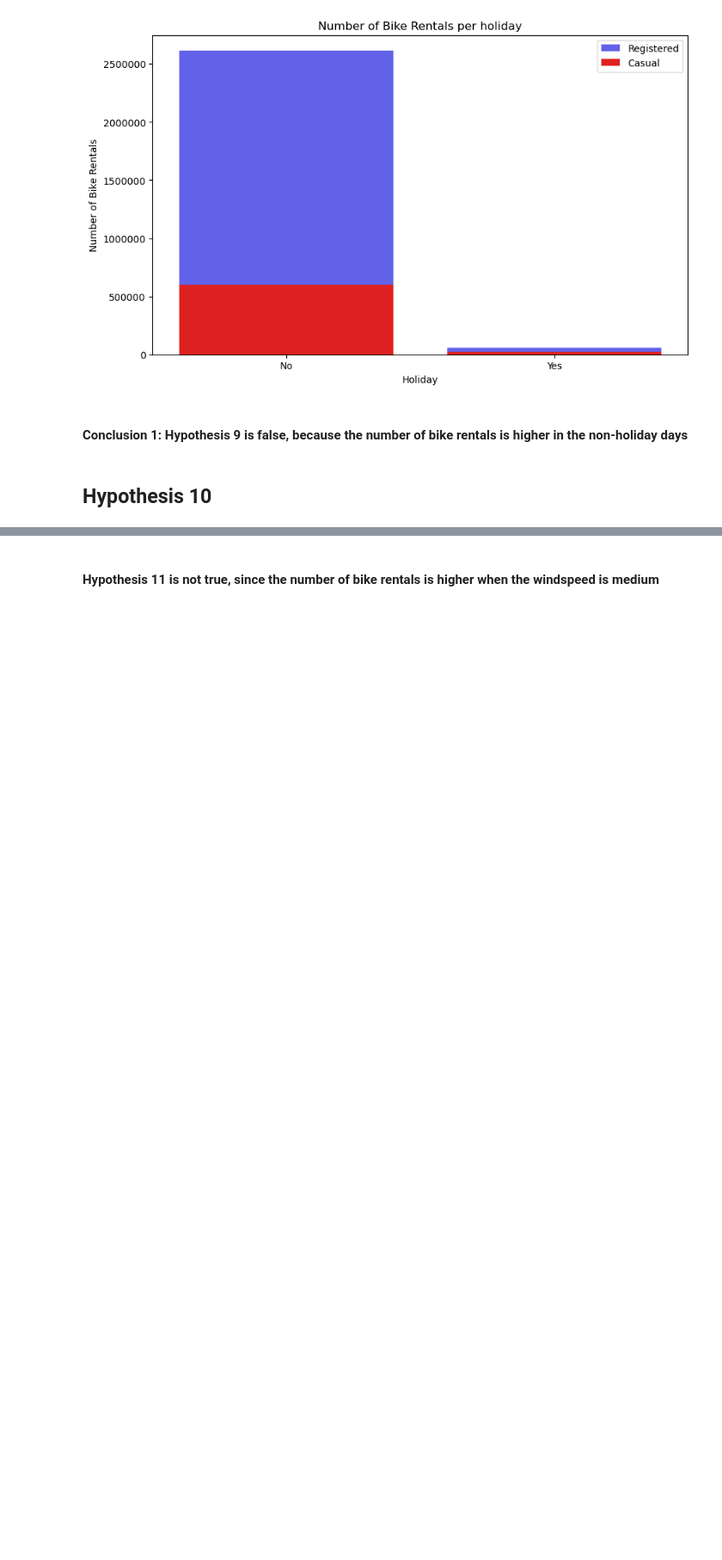
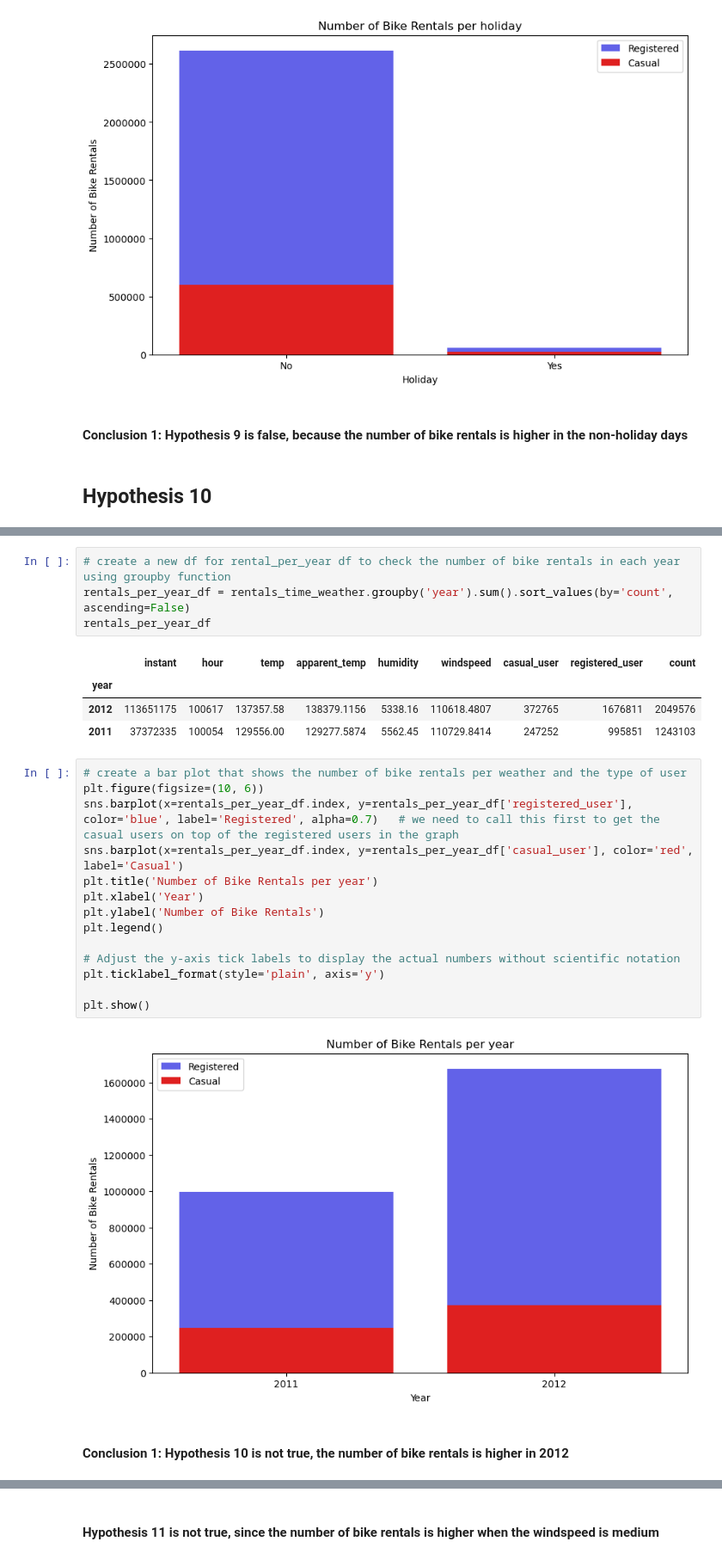
Before and after one commit to MaxLopezSalgado/capital_bike_sharing, a Jupyter notebook: eda/eda.ipynb, the cells around one changed output, grey strips where cells are left out. Shown at 86% size. Saved outputs shown, nothing was run; the diff lists cells and outputs as text; blank space fills up the shorter version.

Commit message:
improoved code format and created plots for hypothesis 10,11 and 12

```diff
--- a/eda/eda.ipynb
+++ b/eda/eda.ipynb
@@ -497,0 +509,27 @@ plt.show()
+# %%
+# create a new df for rental_per_year df to check the number of bike rentals in each year using groupby function
+rentals_per_year_df = rentals_time_weather.groupby('year').sum().sort_values(by='count', ascending=False)
+rentals_per_year_df
+# %% [output]
+|  | instant | hour | temp | apparent_temp | humidity | windspeed | casual_user | registered_user | count |
+| year |  |  |  |  |  |  |  |  |  |
+| 2012 | 113651175 | 100617 | 137357.58 | 138379.1156 | 5338.16 | 110618.4807 | 372765 | 1676811 | 2049576 |
+| 2011 | 37372335 | 100054 | 129556.00 | 129277.5874 | 5562.45 | 110729.8414 | 247252 | 995851 | 1243103 |
+# %%
+# create a bar plot that shows the number of bike rentals per weather and the type of user
+plt.figure(figsize=(10, 6))
+sns.barplot(x=rentals_per_year_df.index, y=rentals_per_year_df['registered_user'], color='blue', label='Registered', alpha=0.7)   # we need to call this first to get the casual users on top of the registered users in the graph
+sns.barplot(x=rentals_per_year_df.index, y=rentals_per_year_df['casual_user'], color='red', label='Casual')
+plt.title('Number of Bike Rentals per year')
+plt.xlabel('Year')
+plt.ylabel('Number of Bike Rentals')
+plt.legend()
+
+# Adjust the y-axis tick labels to display the actual numbers without scientific notation
+plt.ticklabel_format(style='plain', axis='y')
+
+plt.show()
+# %% [output]
+[figure, added]
+# %% [markdown]
+#### Conclusion 1: Hypothesis 10 is not true, the number of bike rentals is higher in 2012
```
Also changed, not shown: parts of 26 cells of this notebook.
